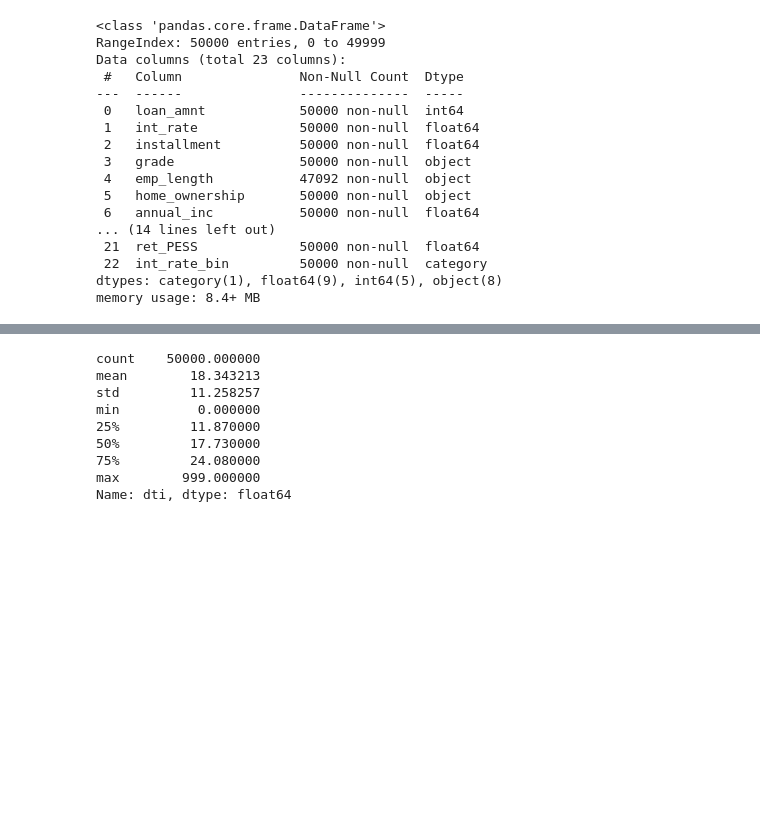
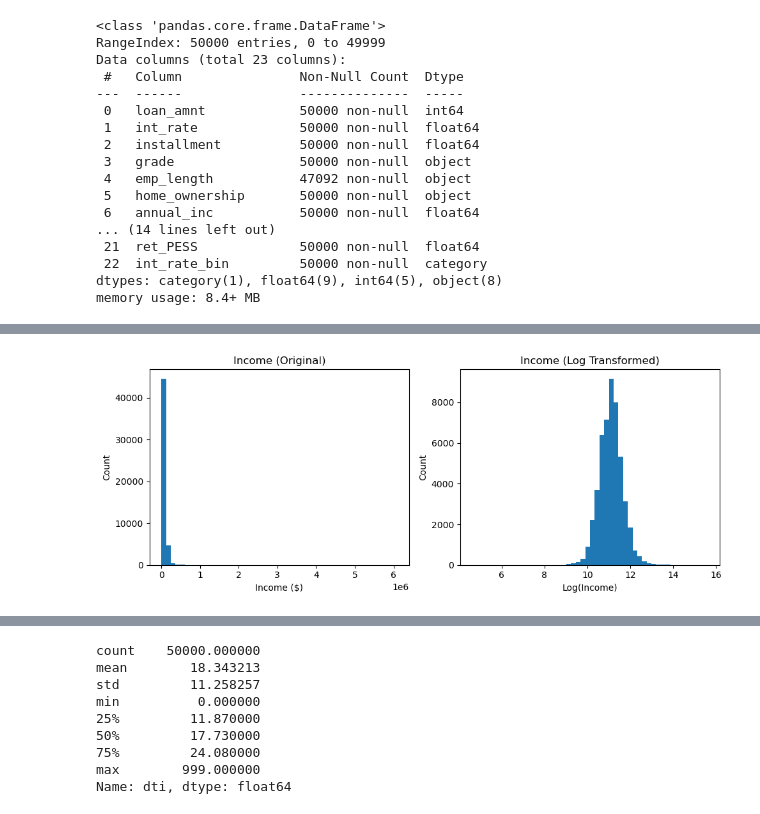
Before and after one commit to ol021/ml-api-project, a Jupyter notebook: Bucknell_Lending_Club_HistoricalLoan_Data.ipynb, the cells around one changed output, grey strips where cells are left out. Cells and saved outputs as stored; diff of their text form; code cells hidden in the pictures; blank space fills up the shorter version.

```diff
--- a/Bucknell_Lending_Club_HistoricalLoan_Data.ipynb
+++ b/Bucknell_Lending_Club_HistoricalLoan_Data.ipynb
@@ -194,3 +306,33 @@ memory usage: 8.4+ MB
 # %%
 # Handle missing values
 df['emp_length'] = df['emp_length'].fillna('10+ years')
+# %%
+import matplotlib.pyplot as plt
+import numpy as np
+
+# Example (replace with your actual column)
+income = df['annual_inc']
+
+# Log transform
+log_income = np.log1p(income)
+
+plt.figure(figsize=(10,4))
+
+# BEFORE (skewed)
+plt.subplot(1,2,1)
+plt.hist(income, bins=50)
+plt.title("Income (Original)")
+plt.xlabel("Income ($)")
+plt.ylabel("Count")
+
+# AFTER (normalized)
+plt.subplot(1,2,2)
+plt.hist(log_income, bins=50)
+plt.title("Income (Log Transformed)")
+plt.xlabel("Log(Income)")
+plt.ylabel("Count")
+
+plt.tight_layout()
+plt.show()
+# %% [output]
+[figure, added]
```
Also changed, not shown: parts of 57 cells of this notebook, 3 other files.
